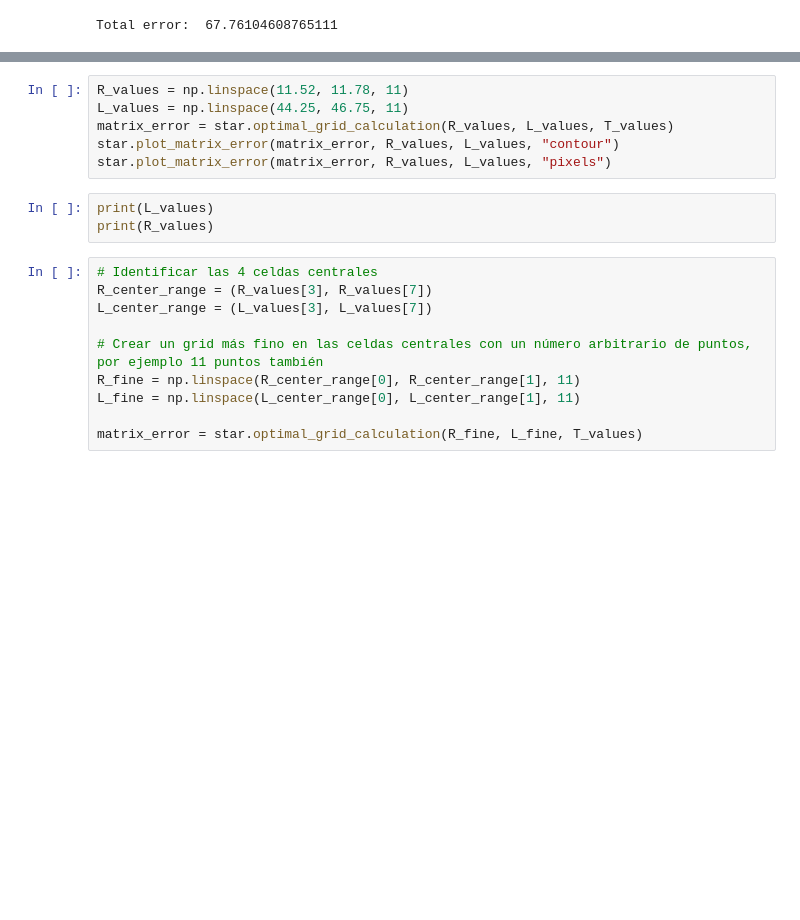
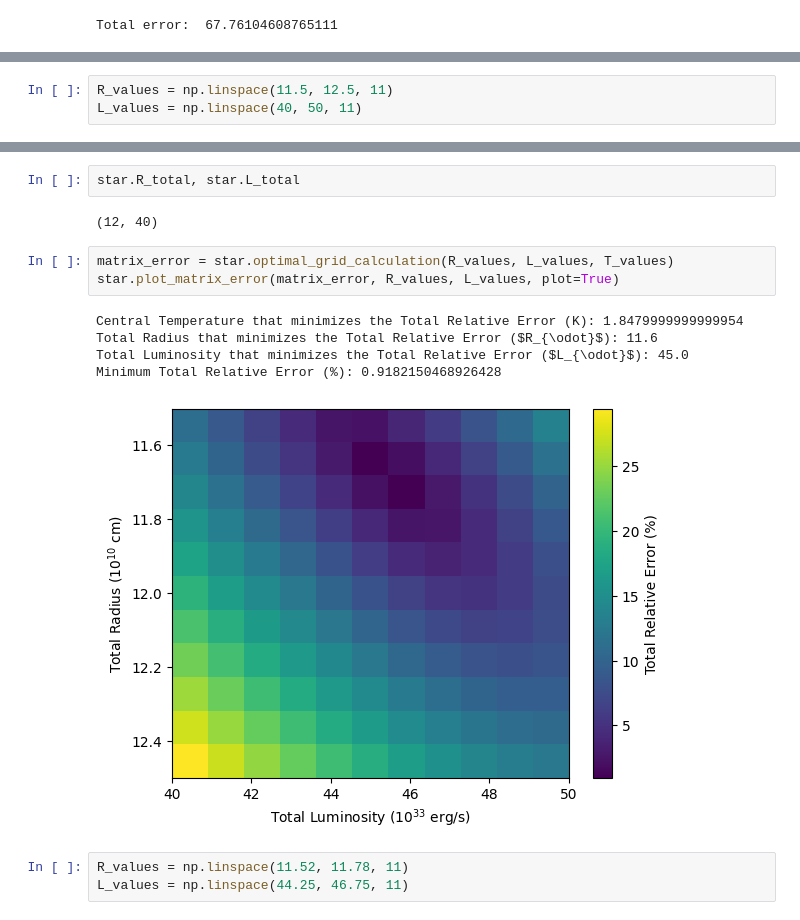
Before and after one commit to jcarreir/Stellar-interior-model, a Jupyter notebook: model.ipynb, the cells around one changed output, grey strips where cells are left out. Saved outputs shown, nothing was run; the diff lists cells and outputs as text; blank space fills up the shorter version.

```diff
--- a/model.ipynb
+++ b/model.ipynb
@@ -57,0 +104,3 @@ star.optimal_temperature_calculation(T_values, plot=True)
+# %%
+R_values = np.linspace(11.5, 12.5, 11)
+L_values = np.linspace(40, 50, 11)
@@ -58,20 +124,17 @@ star.optimal_temperature_calculation(T_values, plot=True)
+# %%
+star.R_total, star.L_total
+# %% [output]
+(12, 40)
+# %%
+matrix_error = star.optimal_grid_calculation(R_values, L_values, T_values)
+star.plot_matrix_error(matrix_error, R_values, L_values, plot=True)
+# %% [output]
+Central Temperature that minimizes the Total Relative Error (K): 1.8479999999999954
+Total Radius that minimizes the Total Relative Error ($R_{\odot}$): 11.6
+Total Luminosity that minimizes the Total Relative Error ($L_{\odot}$): 45.0
+Minimum Total Relative Error (%): 0.9182150468926428
+[figure, added]
 # %%
 R_values = np.linspace(11.52, 11.78, 11)
 L_values = np.linspace(44.25, 46.75, 11)
-matrix_error = star.optimal_grid_calculation(R_values, L_values, T_values)
-star.plot_matrix_error(matrix_error, R_values, L_values, "contour")
-star.plot_matrix_error(matrix_error, R_values, L_values, "pixels")
-# %%
-print(L_values)
-print(R_values)
-# %%
-# Identificar las 4 celdas centrales
-R_center_range = (R_values[3], R_values[7])
-L_center_range = (L_values[3], L_values[7])
-
-# Crear un grid más fino en las celdas centrales con un número arbitrario de puntos, por ejemplo 11 puntos también
-R_fine = np.linspace(R_center_range[0], R_center_range[1], 11)
-L_fine = np.linspace(L_center_range[0], L_center_range[1], 11)
-
-matrix_error = star.optimal_grid_calculation(R_fine, L_fine, T_values)
 # %%
```
Also changed, not shown: parts of 24 cells of this notebook, 1 other file.
